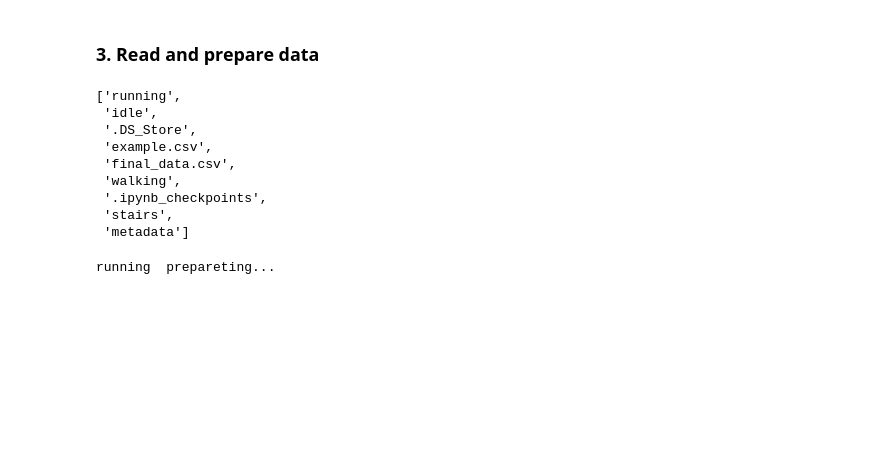
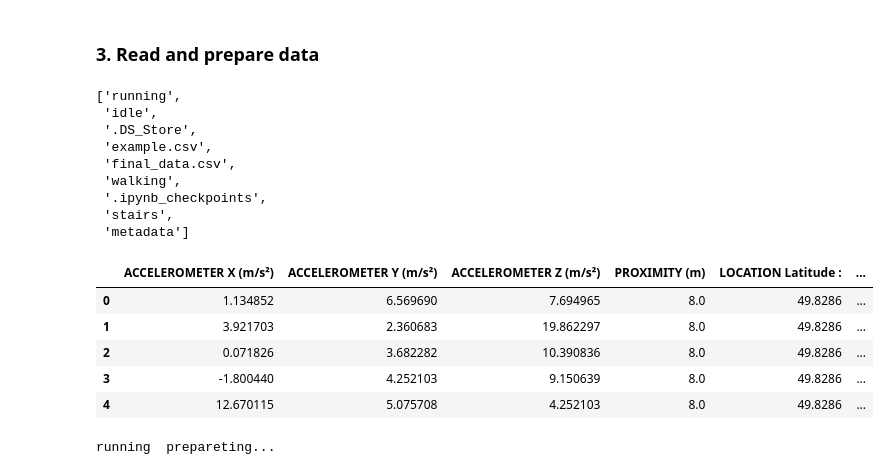
Before and after one commit to OleksandrKosovan/activity-recognition, a Jupyter notebook: 01-data-preparation.ipynb, the cells around one changed output. Saved outputs shown, nothing was run; the diff lists cells and outputs as text; code cells hidden in the pictures; blank space fills up the shorter version.

```diff
--- a/01-data-preparation.ipynb
+++ b/01-data-preparation.ipynb
@@ -76,6 +80,17 @@ os.listdir(DATA_PATH)
  '.ipynb_checkpoints',
  'stairs',
  'metadata']
+# %%
+# example of data that AndroSensor return
+
+pd.read_csv(os.path.join(DATA_PATH, 'running/running-1.csv')).head()
+# %% [output]
+|  | ACCELEROMETER X (m/s²) | ACCELEROMETER Y (m/s²) | ACCELEROMETER Z (m/s²) | PROXIMITY (m) | LOCATION Latitude : | ... |
+| 0 | 1.134852 | 6.569690 | 7.694965 | 8.0 | 49.8286 | ... |
+| 1 | 3.921703 | 2.360683 | 19.862297 | 8.0 | 49.8286 | ... |
+| 2 | 0.071826 | 3.682282 | 10.390836 | 8.0 | 49.8286 | ... |
+| 3 | -1.800440 | 4.252103 | 9.150639 | 8.0 | 49.8286 | ... |
+| 4 | 12.670115 | 5.075708 | 4.252103 | 8.0 | 49.8286 | ... |
 # %%
 running_folder = 'running'
 idle_folder = 'idle'
```
Also changed, not shown: parts of 2 cells of this notebook, 1 other file.
